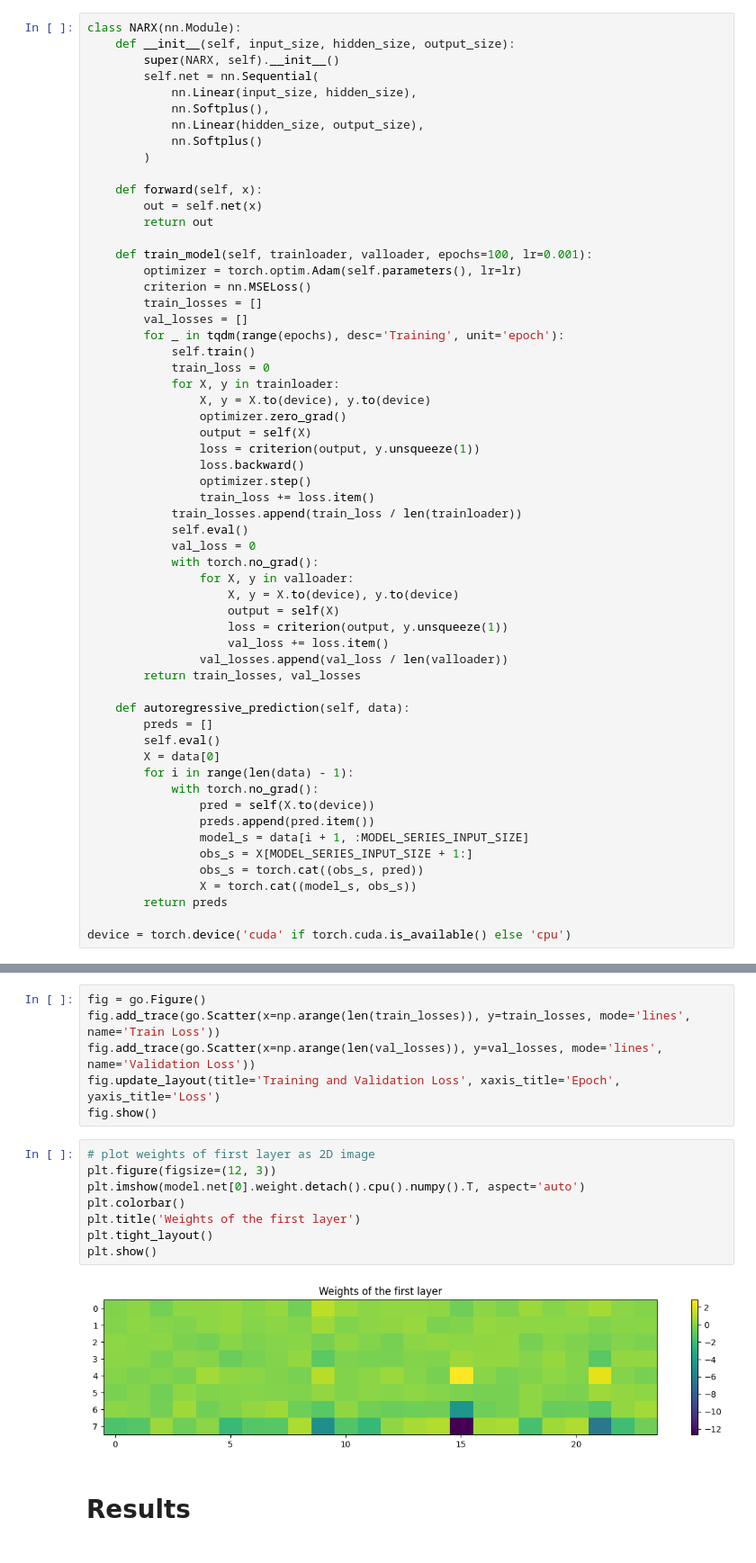
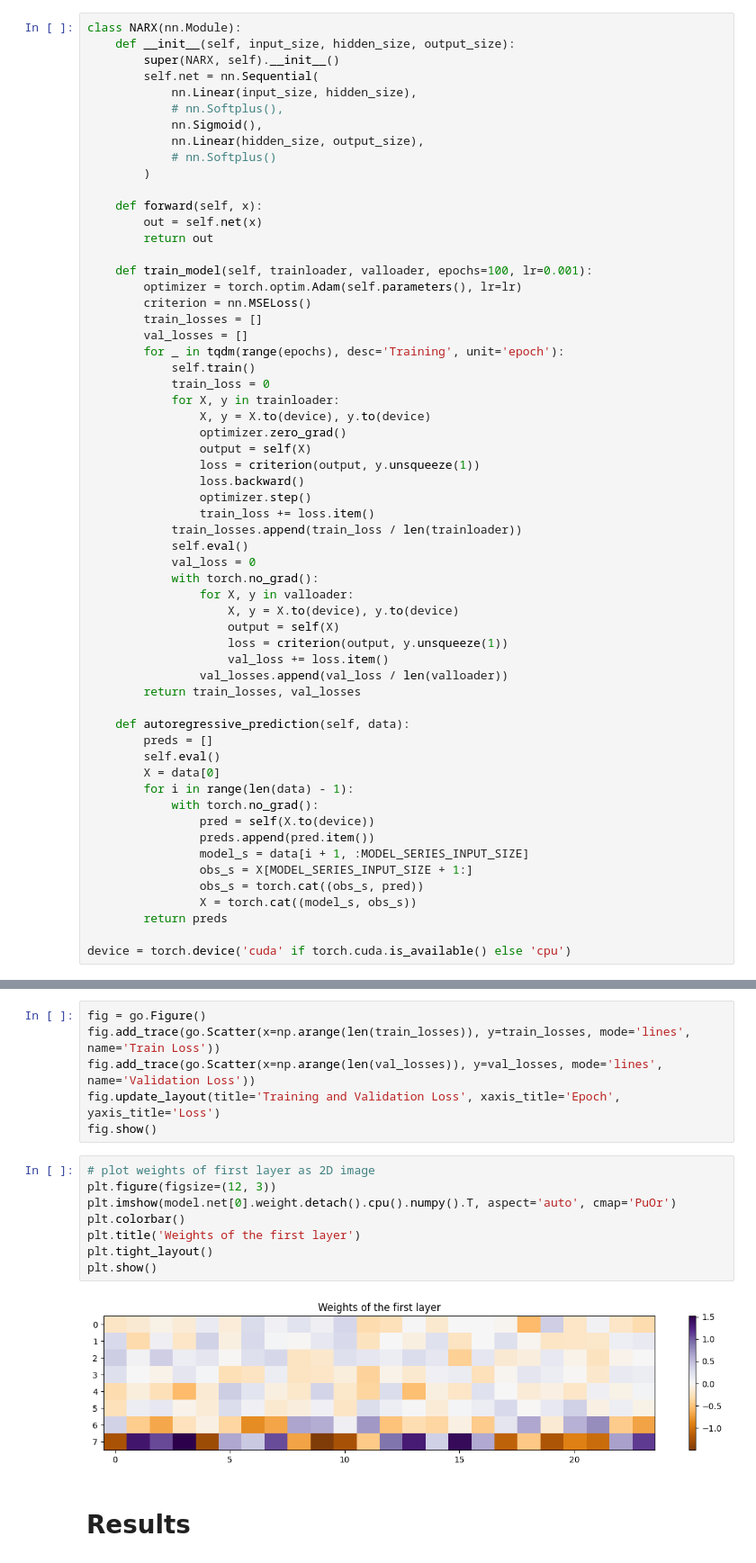
Before and after one commit to s7arekh/SAP_test, a Jupyter notebook: prediction.ipynb, the cells around one changed output, grey strips where cells are left out. Shown at 90% size. Cells and saved outputs as stored; diff of their text form.

```diff
--- a/prediction.ipynb
+++ b/prediction.ipynb
@@ -95,9 +95,10 @@ class NARX(nn.Module):
         super(NARX, self).__init__()
         self.net = nn.Sequential(
             nn.Linear(input_size, hidden_size),
-            nn.Softplus(),
+            # nn.Softplus(),
+            nn.Sigmoid(),
             nn.Linear(hidden_size, output_size),
-            nn.Softplus()
+            # nn.Softplus()
         )
 
     def forward(self, x):
@@ -180,13 +180,13 @@ fig.show()
 # %%
 # plot weights of first layer as 2D image
 plt.figure(figsize=(12, 3))
-plt.imshow(model.net[0].weight.detach().cpu().numpy().T, aspect='auto')
+plt.imshow(model.net[0].weight.detach().cpu().numpy().T, aspect='auto', cmap='PuOr')
 plt.colorbar()
 plt.title('Weights of the first layer')
 plt.tight_layout()
 plt.show()
 # %% [output]
-[figure, old version]
+[figure, new version]
 # %% [markdown]
 # Results
 # %%
```
Also changed, not shown: parts of 7 cells of this notebook, 2 other files.
